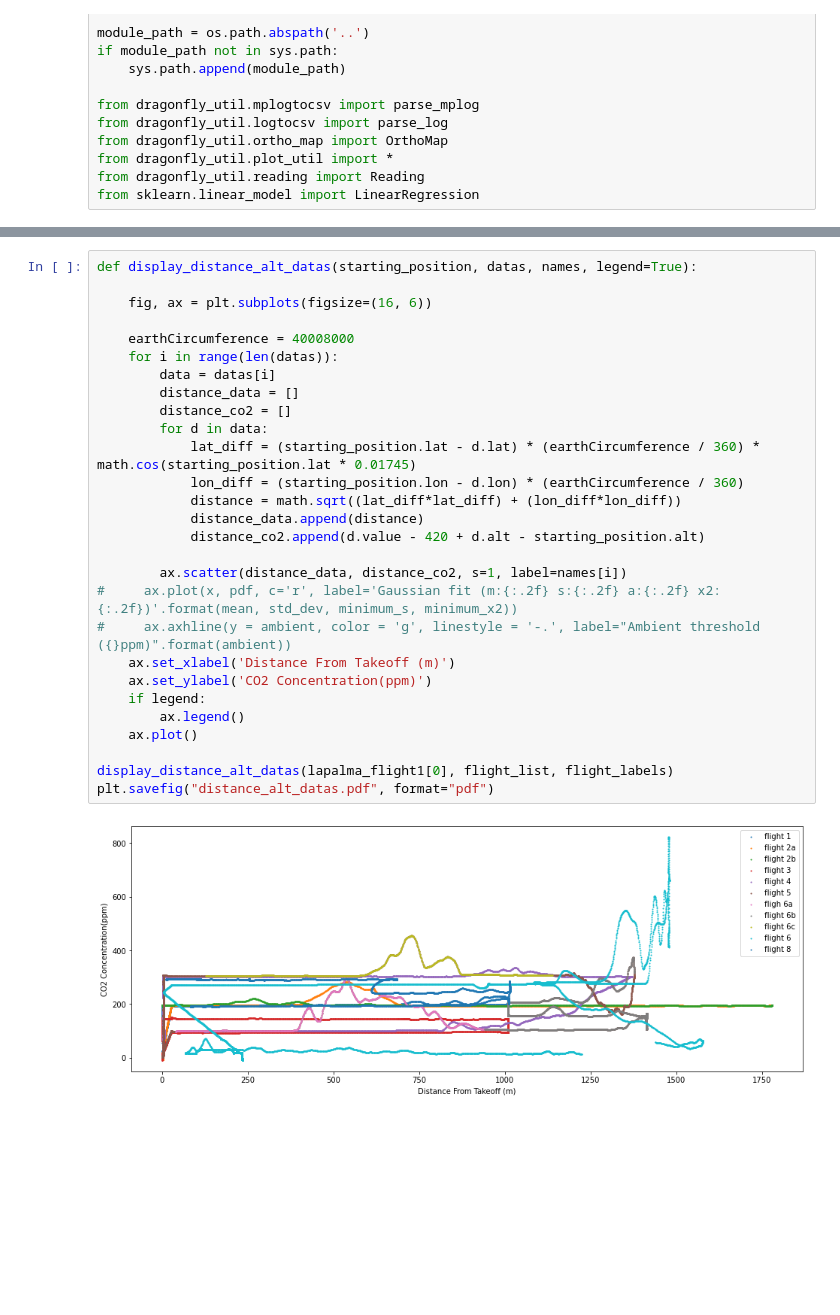
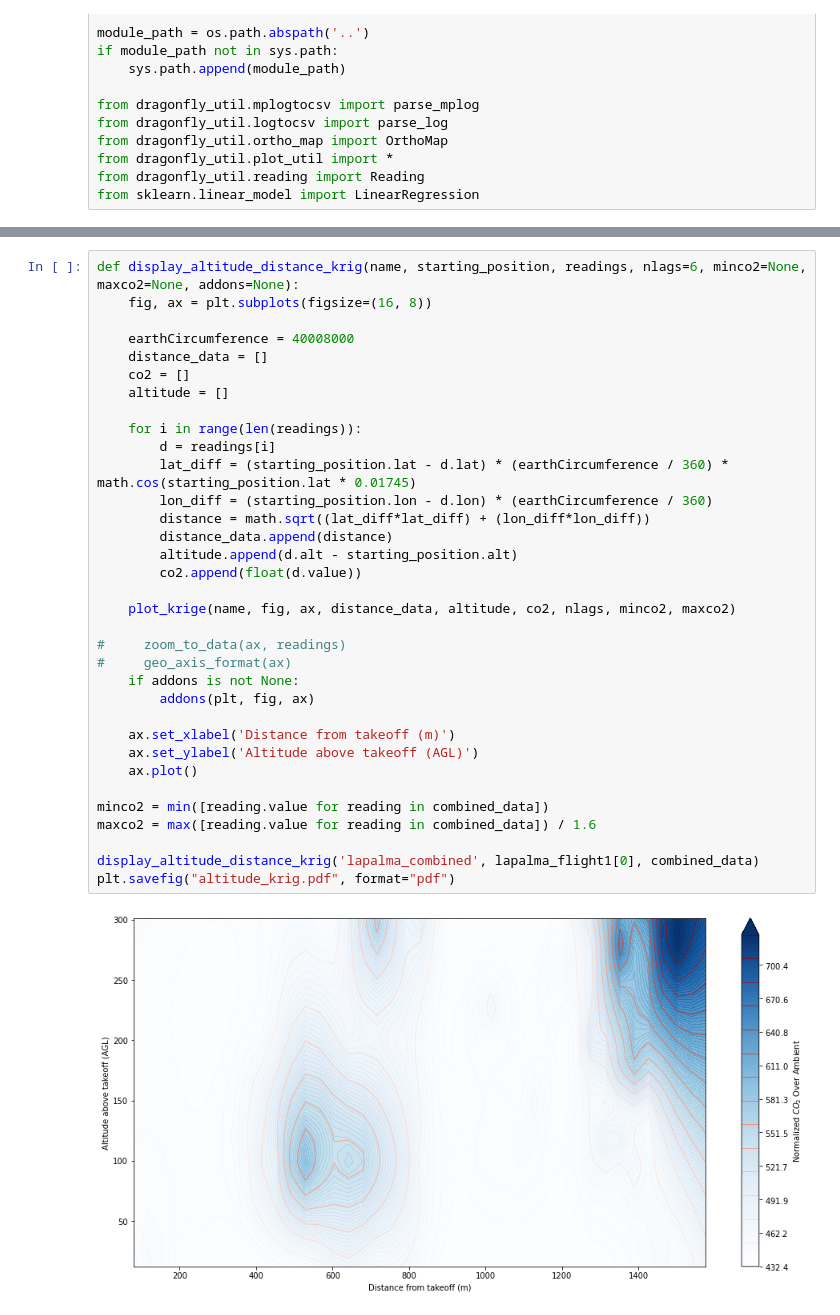
Before and after one commit to BCLab-UNM/lapalma-expedition, a Jupyter notebook: La Palma Nov 2021.ipynb, the cells around one changed output, grey strips where cells are left out. Cells and saved outputs as stored; diff of their text form; blank space fills up the shorter version.

```diff
--- a/La Palma Nov 2021.ipynb
+++ b/La Palma Nov 2021.ipynb
@@ -666,30 +143,36 @@ plt.savefig("distance_data.pdf", format="pdf")
 # %%
-def display_distance_alt_datas(starting_position, datas, names, legend=True):
-
-    fig, ax = plt.subplots(figsize=(16, 6))
+def display_altitude_distance_krig(name, starting_position, readings, nlags=6, minco2=None, maxco2=None, addons=None):
+    fig, ax = plt.subplots(figsize=(16, 8))
 
     earthCircumference = 40008000
-    for i in range(len(datas)):
-        data = datas[i]
-        distance_data = []
-        distance_co2 = []
-        for d in data:
-            lat_diff = (starting_position.lat - d.lat) * (earthCircumference / 360) * math.cos(starting_position.lat * 0.01745)
-            lon_diff = (starting_position.lon - d.lon) * (earthCircumference / 360)
-            distance = math.sqrt((lat_diff*lat_diff) + (lon_diff*lon_diff))
-            distance_data.append(distance)
-            distance_co2.append(d.value - 420 + d.alt - starting_position.alt)
+    distance_data = []
+    co2 = []
+    altitude = []
 
-        ax.scatter(distance_data, distance_co2, s=1, label=names[i])
-#     ax.plot(x, pdf, c='r', label='Gaussian fit (m:{:.2f} s:{:.2f} a:{:.2f} x2:{:.2f})'.format(mean, std_dev, minimum_s, minimum_x2))
-#     ax.axhline(y = ambient, color = 'g', linestyle = '-.', label="Ambient threshold ({}ppm)".format(ambient))
-    ax.set_xlabel('Distance From Takeoff (m)')
-    ax.set_ylabel('CO2 Concentration(ppm)')
-    if legend:
-        ax.legend()
+    for i in range(len(readings)):
+        d = readings[i]
+        lat_diff = (starting_position.lat - d.lat) * (earthCircumference / 360) * math.cos(starting_position.lat * 0.01745)
+        lon_diff = (starting_position.lon - d.lon) * (earthCircumference / 360)
+        distance = math.sqrt((lat_diff*lat_diff) + (lon_diff*lon_diff))
+        distance_data.append(distance)
+        altitude.append(d.alt - starting_position.alt)
+        co2.append(float(d.value))
+
+    plot_krige(name, fig, ax, distance_data, altitude, co2, nlags, minco2, maxco2)
+
+#     zoom_to_data(ax, readings)
+#     geo_axis_format(ax)
+    if addons is not None:
+        addons(plt, fig, ax)
+
+    ax.set_xlabel('Distance from takeoff (m)')
+    ax.set_ylabel('Altitude above takeoff (AGL)')
     ax.plot()
 
-display_distance_alt_datas(lapalma_flight1[0], flight_list, flight_labels)
-plt.savefig("distance_alt_datas.pdf", format="pdf")
+minco2 = min([reading.value for reading in combined_data])
+maxco2 = max([reading.value for reading in combined_data]) / 1.6
+
+display_altitude_distance_krig('lapalma_combined', lapalma_flight1[0], combined_data)
+plt.savefig("altitude_krig.pdf", format="pdf")
 # %% [output]
-[figure, old version]
+[figure, new version]
```
Also changed, not shown: parts of 23 cells of this notebook, 3 other files.
